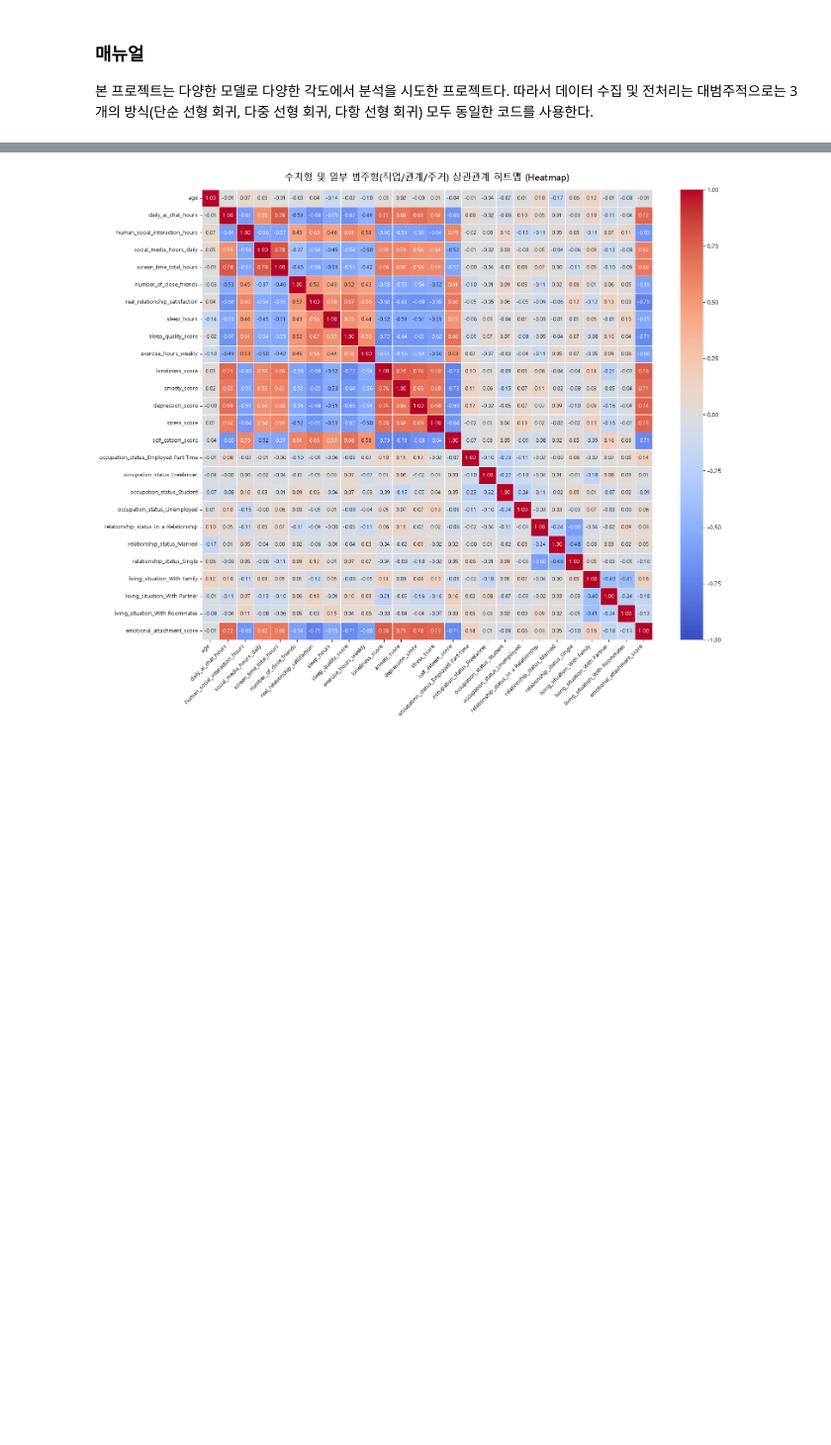
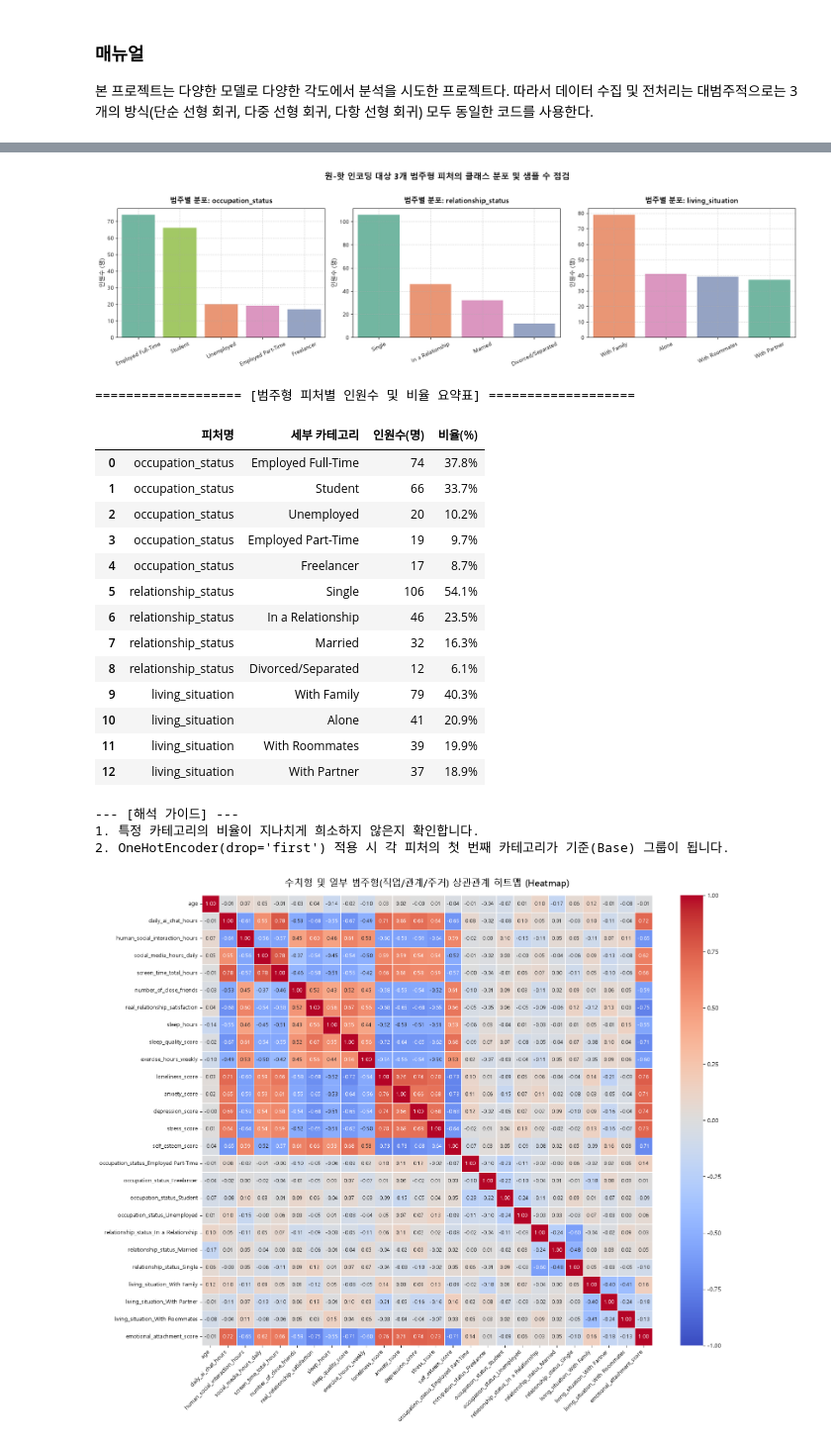
Before and after one commit to ncr0212/DependencyOfAICompanion, a Jupyter notebook: SimpleLinearRegression.ipynb, the cells around one changed output, grey strips where cells are left out. Shown at 99% size. Saved outputs shown, nothing was run; the diff lists cells and outputs as text; code cells hidden in the pictures; blank space fills up the shorter version.

```diff
--- a/SimpleLinearRegression.ipynb
+++ b/SimpleLinearRegression.ipynb
@@ -256,3 +283,73 @@ display(outlier_df)
+# %%
+# ===========================================================================================================
+# [범주형 피처 전처리 점검] 원-핫 인코딩 대상 피처(직업, 연애, 주거) 클래스 분포 및 희소 범주 점검
+# ===========================================================================================================
+
+# 1. 1행 3열 서브플롯(Subplots)으로 3개 범주형 변수의 클래스별 인원수 시각화
+fig, axes = plt.subplots(1, 3, figsize=(18, 5))
+
+for idx, col in enumerate(categorical_features):
+    order_idx = df[col].value_counts().index
+    sns.countplot(
+        data=df,
+        x=col,
+        ax=axes[idx],
+        order=order_idx,
+        hue=col,
+        palette='Set2',
+        legend=False
+    )
+    axes[idx].set_title(f'범주별 분포: {col}', fontsize=13, fontweight='bold', pad=10)
+    axes[idx].set_xlabel('')
+    axes[idx].set_ylabel('인원수 (명)', fontsize=11)
+    axes[idx].tick_params(axis='x', rotation=25)
+    axes[idx].grid(True, linestyle='--', alpha=0.5)
+
+plt.suptitle('원-핫 인코딩 대상 3개 범주형 피처의 클래스 분포 및 샘플 수 점검', fontsize=15, fontweight='bold', y=1.02)
+plt.tight_layout()
+plt.show()
+
+# 2. 각 범주형 변수별 빈도수(명) 및 비율(%) 요약 테이블 출력
+print("=================== [범주형 피처별 인원수 및 비율 요약표] ===================")
+summary_cat_list = []
+
+for col in categorical_features:
+    cnt = df[col].value_counts()
+    pct = df[col].value_counts(normalize=True) * 100
+    for cat_name in cnt.index:
+        summary_cat_list.append({
+            '피처명': col,
+            '세부 카테고리': cat_name,
+            '인원수(명)': cnt[cat_name],
+            '비율(%)': f"{pct[cat_name]:.1f}%"
+        })
+
+cat_distribution_df = pd.DataFrame(summary_cat_list)
+display(cat_distribution_df)
+
+print("\n--- [해석 가이드] ---")
+print("1. 특정 카테고리의 비율이 지나치게 희소하지 않은지 확인합니다.")
+print("2. OneHotEncoder(drop='first') 적용 시 각 피처의 첫 번째 카테고리가 기준(Base) 그룹이 됩니다.")
+# %% [output]
+[figure, added]
+=================== [범주형 피처별 인원수 및 비율 요약표] ===================
+|  | 피처명 | 세부 카테고리 | 인원수(명) | 비율(%) |
+| 0 | occupation_status | Employed Full-Time | 74 | 37.8% |
+| 1 | occupation_status | Student | 66 | 33.7% |
+| 2 | occupation_status | Unemployed | 20 | 10.2% |
+| 3 | occupation_status | Employed Part-Time | 19 | 9.7% |
+| 4 | occupation_status | Freelancer | 17 | 8.7% |
+| 5 | relationship_status | Single | 106 | 54.1% |
+| 6 | relationship_status | In a Relationship | 46 | 23.5% |
+| 7 | relationship_status | Married | 32 | 16.3% |
+| 8 | relationship_status | Divorced/Separated | 12 | 6.1% |
+| 9 | living_situation | With Family | 79 | 40.3% |
+| 10 | living_situation | Alone | 41 | 20.9% |
+| 11 | living_situation | With Roommates | 39 | 19.9% |
+| 12 | living_situation | With Partner | 37 | 18.9% |
+--- [해석 가이드] ---
+1. 특정 카테고리의 비율이 지나치게 희소하지 않은지 확인합니다.
+2. OneHotEncoder(drop='first') 적용 시 각 피처의 첫 번째 카테고리가 기준(Base) 그룹이 됩니다.
 # %%
 # ===========================================================================================================
 # EDA: 상관관계 히트맵 (수치형 피처 + 보류 해제 범주형 3종 피처)
```
Also changed, not shown: parts of 3 cells of this notebook.
